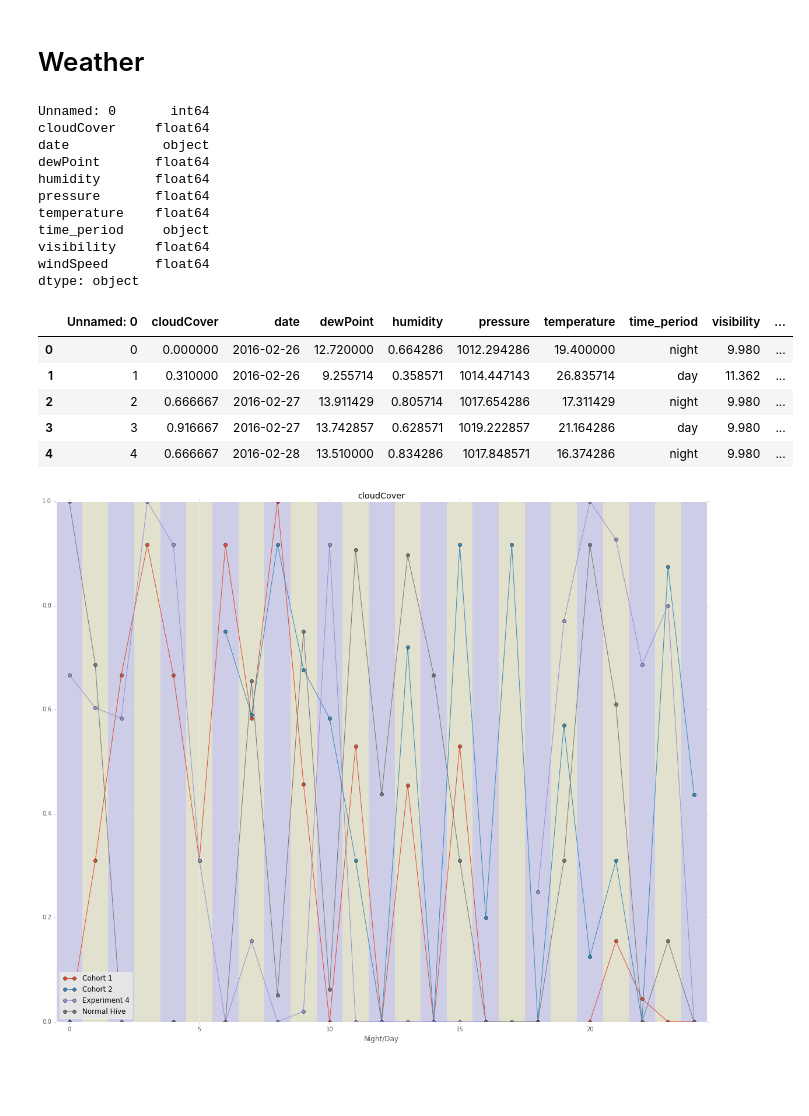
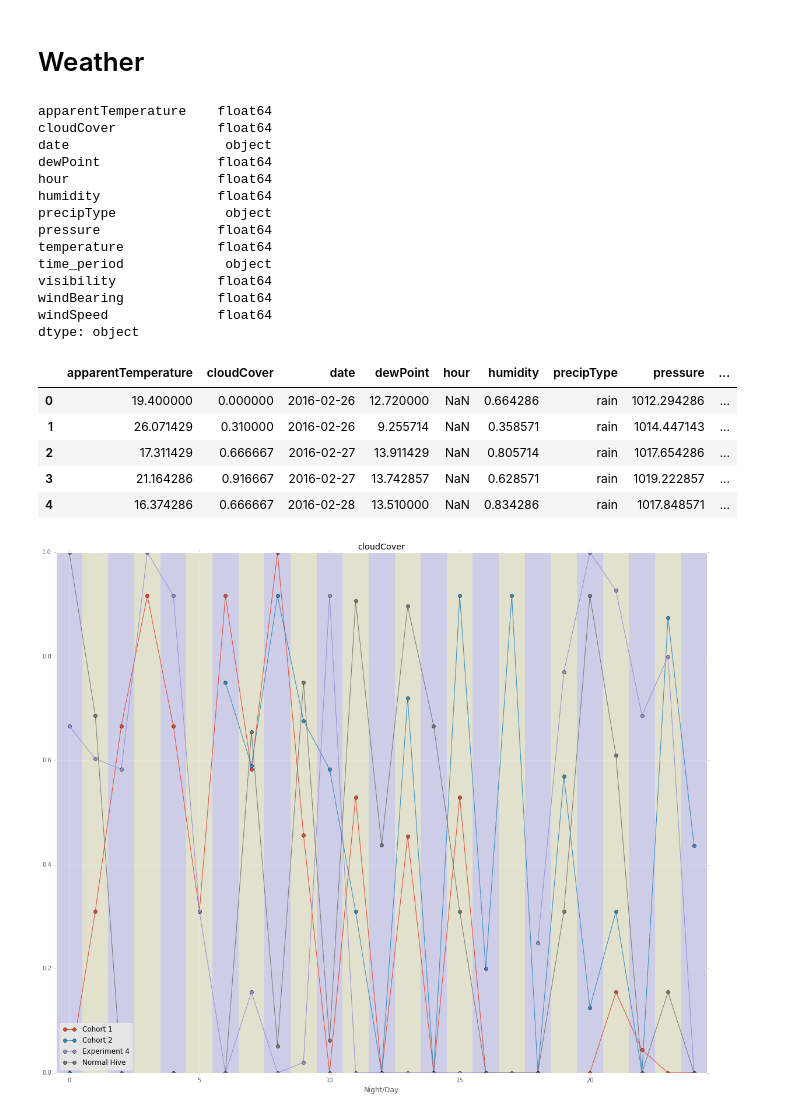
Before and after one commit to jackbrucesimpson/DBee, a Jupyter notebook: src/weather.ipynb, the cells around one changed output. Cells and saved outputs as stored; diff of their text form; code cells hidden in the pictures; blank space fills up the shorter version.

```diff
--- a/src/weather.ipynb
+++ b/src/weather.ipynb
@@ -12,35 +12,39 @@ from pylab import rcParams
 rcParams['figure.figsize'] = 20, 16
 plt.style.use('ggplot')
 # %%
+metrics = ['cloudCover','dewPoint','humidity','pressure','temperature','visibility','windSpeed']
+
 hive_names = ['Cohort 1', 'Cohort 2', 'Experiment 4', 'Normal Hive']
-weather_files = ['results/2_weather.csv', 'results/3_weather.csv', 'results/4_weather.csv', 'results/1_weather.csv']
-metrics = ['cloudCover','dewPoint','humidity','pressure','temperature','visibility','windSpeed']
+weather_files = ['../results/2_weather.csv', '../results/3_weather.csv', '../results/4_weather.csv', '../results/1_weather.csv']
 
 weather_df_list = []
 for file in weather_files:
     df = pd.read_csv(file, comment='#', header = 0)
     weather_df_list.append(df)
 
 print(weather_df_list[0].dtypes)
 weather_df_list[0].head()
 # %% [output]
-Unnamed: 0       int64
-cloudCover     float64
-date            object
-dewPoint       float64
-humidity       float64
-pressure       float64
-temperature    float64
-time_period     object
-visibility     float64
-windSpeed      float64
+apparentTemperature    float64
+cloudCover             float64
+date                    object
+dewPoint               float64
+hour                   float64
+humidity               float64
+precipType              object
+pressure               float64
+temperature            float64
+time_period             object
+visibility             float64
+windBearing            float64
+windSpeed              float64
 dtype: object
-|  | Unnamed: 0 | cloudCover | date | dewPoint | humidity | pressure | temperature | time_period | visibility | ... |
-| 0 | 0 | 0.000000 | 2016-02-26 | 12.720000 | 0.664286 | 1012.294286 | 19.400000 | night | 9.980 | ... |
-| 1 | 1 | 0.310000 | 2016-02-26 | 9.255714 | 0.358571 | 1014.447143 | 26.835714 | day | 11.362 | ... |
-| 2 | 2 | 0.666667 | 2016-02-27 | 13.911429 | 0.805714 | 1017.654286 | 17.311429 | night | 9.980 | ... |
-| 3 | 3 | 0.916667 | 2016-02-27 | 13.742857 | 0.628571 | 1019.222857 | 21.164286 | day | 9.980 | ... |
-| 4 | 4 | 0.666667 | 2016-02-28 | 13.510000 | 0.834286 | 1017.848571 | 16.374286 | night | 9.980 | ... |
+|  | apparentTemperature | cloudCover | date | dewPoint | hour | humidity | precipType | pressure | ... |
+| 0 | 19.400000 | 0.000000 | 2016-02-26 | 12.720000 | NaN | 0.664286 | rain | 1012.294286 | ... |
+| 1 | 26.071429 | 0.310000 | 2016-02-26 | 9.255714 | NaN | 0.358571 | rain | 1014.447143 | ... |
+| 2 | 17.311429 | 0.666667 | 2016-02-27 | 13.911429 | NaN | 0.805714 | rain | 1017.654286 | ... |
+| 3 | 21.164286 | 0.916667 | 2016-02-27 | 13.742857 | NaN | 0.628571 | rain | 1019.222857 | ... |
+| 4 | 16.374286 | 0.666667 | 2016-02-28 | 13.510000 | NaN | 0.834286 | rain | 1017.848571 | ... |
 # %%
 for metric in metrics:
 
```
Also changed, not shown: 3 other files.
